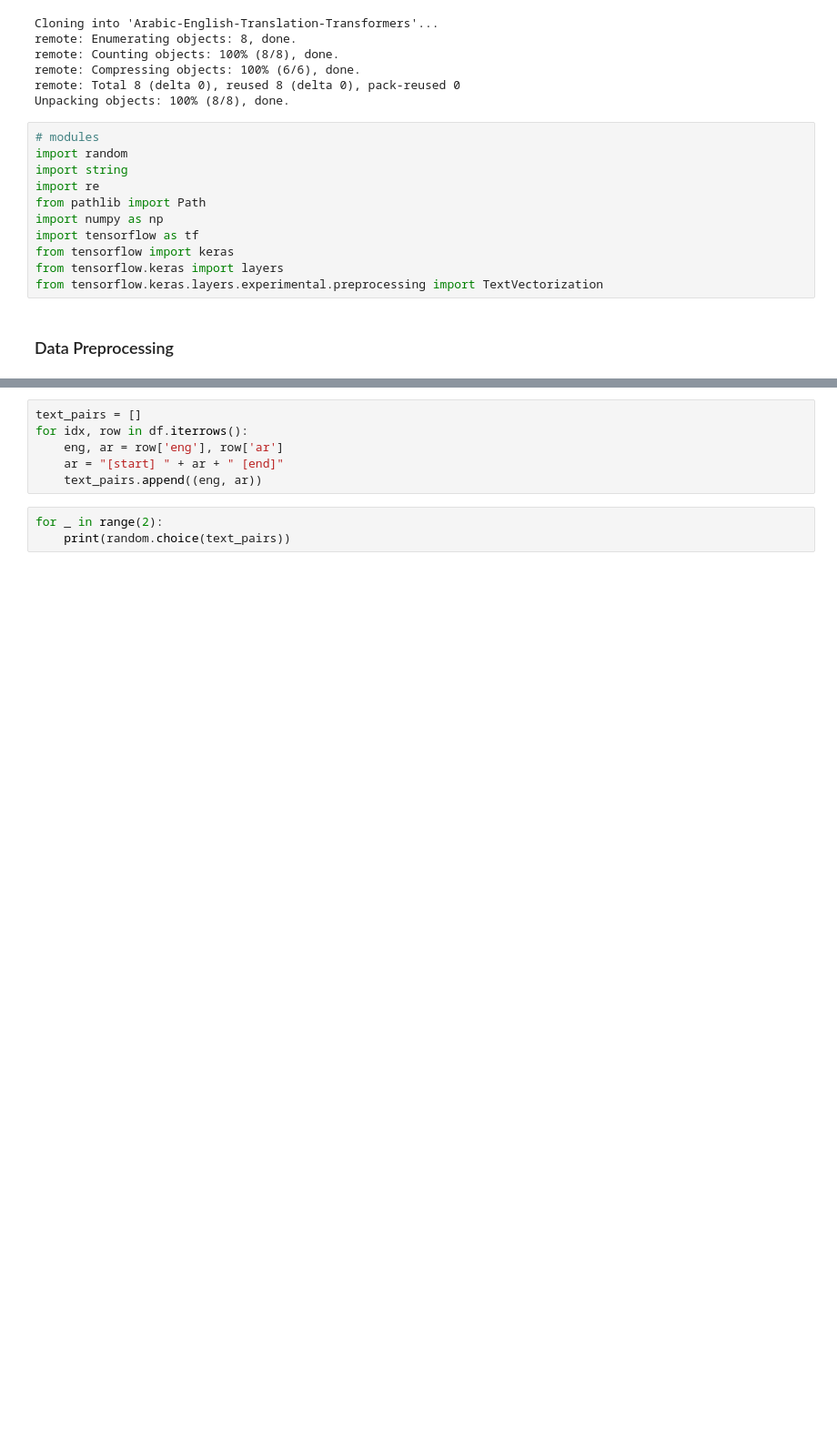
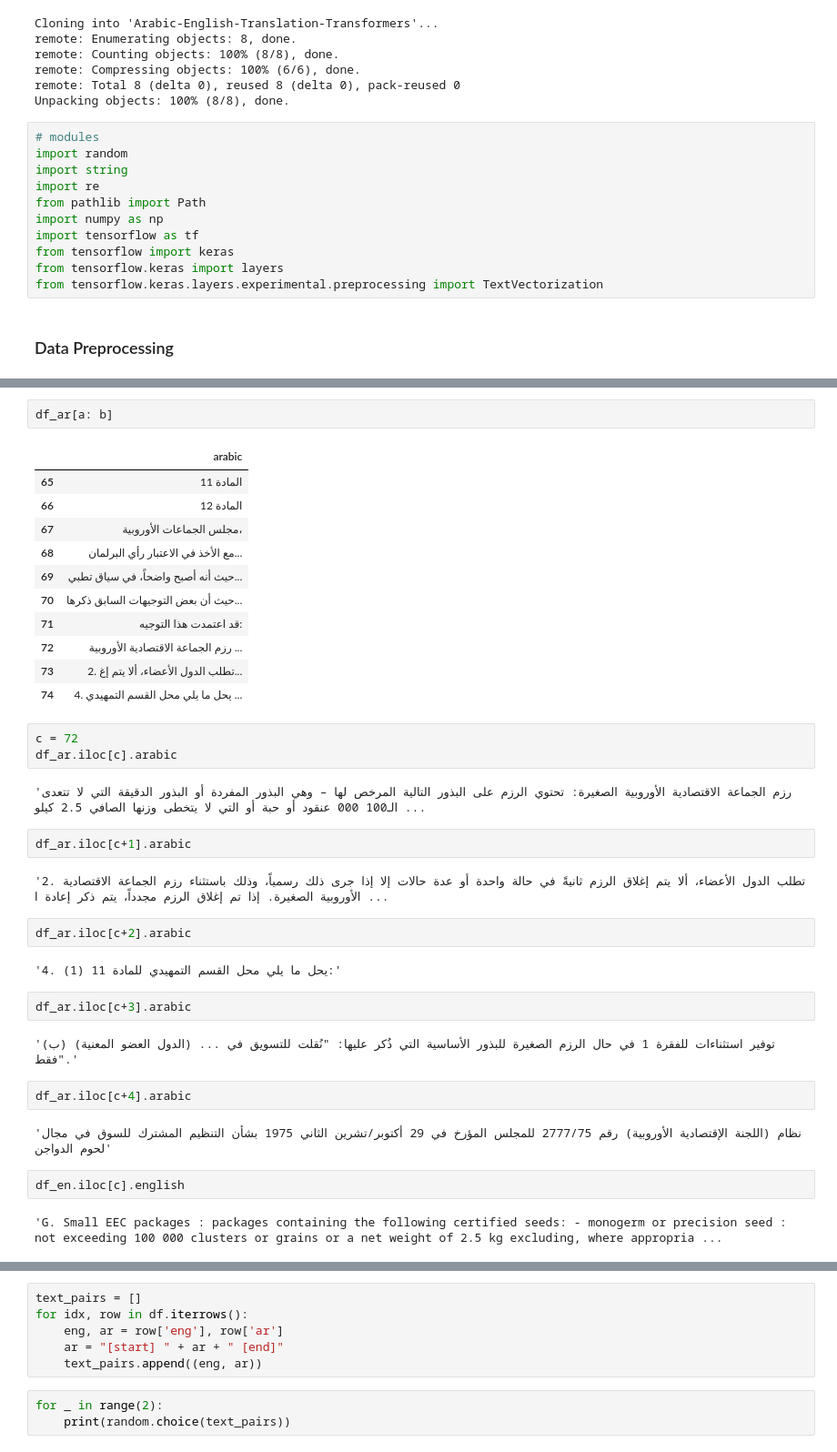
Before and after one commit to moaaztaha/Arabic-English-Translation-Transformers, a Jupyter notebook: simple_transformer_.ipynb, the cells around one changed output, grey strips where cells are left out. Shown at 91% size. Saved outputs shown, nothing was run; the diff lists cells and outputs as text; blank space fills up the shorter version.

```diff
--- a/simple_transformer_.ipynb
+++ b/simple_transformer_.ipynb
@@ -34 +111,40 @@ df.head()
+# %%
+df_ar[a: b]
+# %% [output]
+|  | arabic |
+| 65 | المادة 11 |
+| 66 | المادة 12 |
+| 67 | مجلس الجماعات الأوروبية، |
+| 68 | مع الأخذ في الاعتبار رأي البرلمان... |
+| 69 | حيث أنه أصبح واضحاً، في سياق تطبي... |
+| 70 | حيث أن بعض التوجيهات السابق ذكرها... |
+| 71 | قد اعتمدت هذا التوجيه: |
+| 72 | رزم الجماعة الاقتصادية الأوروبية ... |
+| 73 | 2. تطلب الدول الأعضاء، ألا يتم إغ... |
+| 74 | 4. يحل ما يلي محل القسم التمهيدي ... |
+# %%
+c = 72
+df_ar.iloc[c].arabic
+# %% [output]
+'رزم الجماعة الاقتصادية الأوروبية الصغيرة: تحتوي الرزم على البذور التالية المرخص لها – وهي البذور المفردة أو البذور الدقيقة التي لا تتعدى الـ100 000 عنقود أو حبة أو التي لا يتخطى وزنها الصافي 2.5 كيلو ...
+# %%
+df_ar.iloc[c+1].arabic
+# %% [output]
+'2. تطلب الدول الأعضاء، ألا يتم إغلاق الرزم ثانيةً في حالة واحدة أو عدة حالات إلا إذا جرى ذلك رسمياً، وذلك باستثناء رزم الجماعة الاقتصادية الأوروبية الصغيرة. إذا تم إغلاق الرزم مجدداً، يتم ذكر إعادة ا ...
+# %%
+df_ar.iloc[c+2].arabic
+# %% [output]
+'4. يحل ما يلي محل القسم التمهيدي للمادة 11 (1):'
+# %%
+df_ar.iloc[c+3].arabic
+# %% [output]
+'(ب) توفير استثناءات للفقرة 1 في حال الرزم الصغيرة للبذور الأساسية التي ذُكر عليها: "نُقلت للتسويق في ... (الدول العضو المعنية) فقط".'
+# %%
+df_ar.iloc[c+4].arabic
+# %% [output]
+'نظام (اللجنة الإقتصادية الأوروبية) رقم 2777/75 للمجلس المؤرخ في 29 أكتوبر/تشرين الثاني 1975 بشأن التنظيم المشترك للسوق في مجال لحوم الدواجن'
+# %%
+df_en.iloc[c].english
+# %% [output]
+'G. Small EEC packages : packages containing the following certified seeds: - monogerm or precision seed : not exceeding 100 000 clusters or grains or a net weight of 2.5 kg excluding, where appropria ...
 # %%
```
Also changed, not shown: parts of 12 cells of this notebook, 5 other files.
